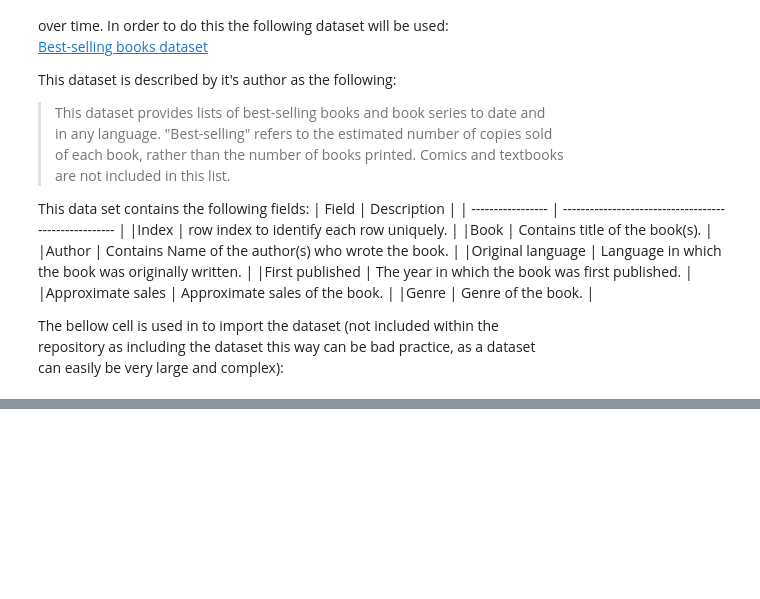
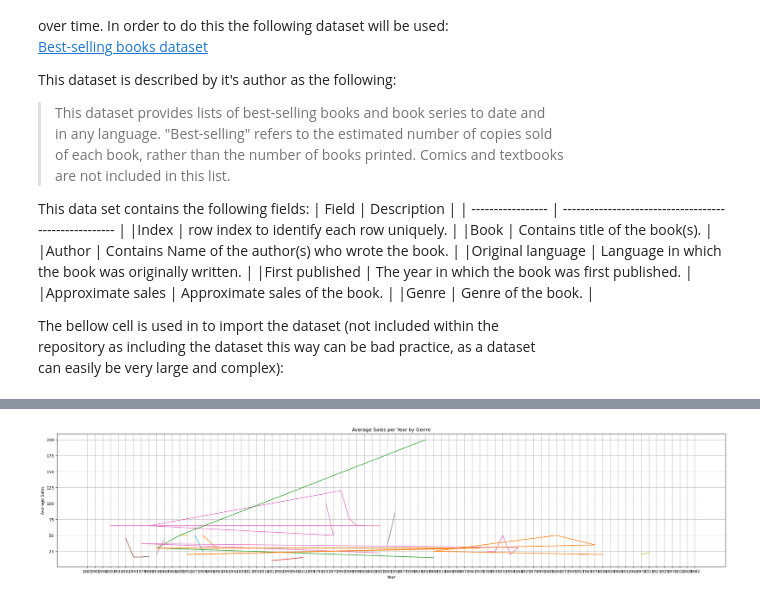
Before and after one commit to jbreaper/ML-AI-Engineering-Foundations--Final-Portfolio, a Jupyter notebook: ML_AI Foundations Portfolio Final Project.ipynb, the cells around one changed output, grey strips where cells are left out. Saved outputs shown, nothing was run; the diff lists cells and outputs as text; code cells hidden in the pictures; blank space fills up the shorter version.

```diff
--- a/ML_AI Foundations Portfolio Final Project.ipynb
+++ b/ML_AI Foundations Portfolio Final Project.ipynb
@@ -40,0 +75,22 @@ With the dataset selected, the next step of the project is to determine how this
+# %%
+def convert_sales(sales):
+    if sales.startswith('Over'):
+        return float(sales.split()[1])
+    elif '>' in sales:
+        sales = sales.replace('million', '')
+        return float(sales.split('>')[1].split()[0])
+    elif '-' in sales or '–' in sales:  # Checking for both types of dashes
+        sales = sales.replace('million', '')
+        sales = sales.replace('–', '-')  # Replace '–' with '-'
+        return (float(sales.split('-')[0]) + float(sales.split('-')[1])) / 2
+    elif 'million' in sales:
+        return float(sales.split()[0].replace('million', ''))
+    else:
+        try:
+            return float(sales)
+        except ValueError:
+            return None
+
+df['Approximate sales'] = df['Approximate sales'].apply(convert_sales)
+
+print(df['Approximate sales'].unique)
@@ -40,0 +110,17 @@ With the dataset selected, the next step of the project is to determine how this
+# %%
+genre_year_sales = df.groupby(['Genre', 'First published'])['Approximate sales'].mean().reset_index()
+
+plt.figure(figsize=(30, 6))
+
+for genre in genre_year_sales['Genre'].unique():
+    genre_data = genre_year_sales[genre_year_sales['Genre'] == genre]
+    plt.plot(genre_data['First published'], genre_data['Approximate sales'], label=genre)
+
+plt.title('Average Sales per Year by Genre')
+plt.xlabel('Year')
+plt.ylabel('Average Sales')
+# plt.legend()
+plt.grid(True)
+plt.show()
+# %% [output]
+[figure, added]
```
Also changed, not shown: parts of 3 cells of this notebook.
